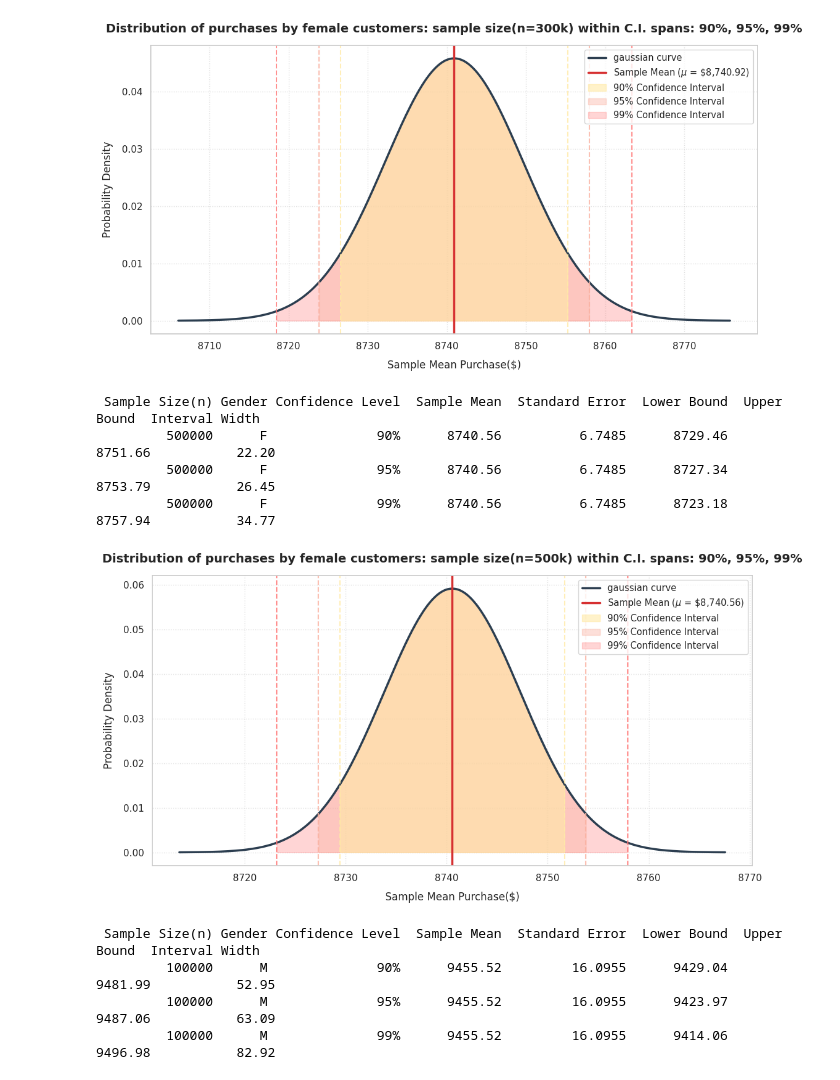
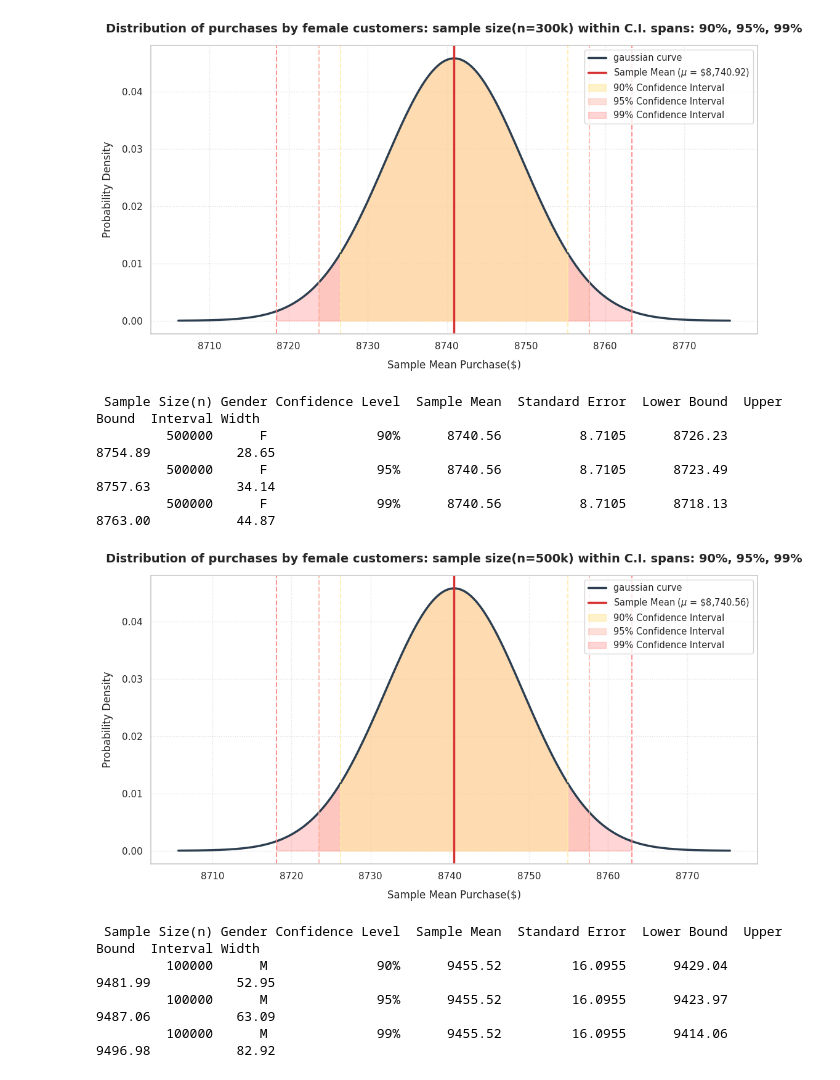
Before and after one commit to RichaGaharwar/Walmart---Confidence-Interval-CLT, a Jupyter notebook: Walmart_Confidence_Interval_&_CLT.ipynb, the cells around one changed output. Saved outputs shown, nothing was run; the diff lists cells and outputs as text; code cells hidden in the pictures.

```diff
--- a/Walmart_Confidence_Interval_&_CLT.ipynb
+++ b/Walmart_Confidence_Interval_&_CLT.ipynb
@@ -709,8 +709,8 @@ else:
     sample_mean = f_results['Sample Mean'].values[0]
     sem = f_results['Standard Error'].values[0]
 
-    x = np.linspace(sample_mean - 4 * sem, sample_mean + 4 * sem, 1000)
-    y = stats.norm.pdf(x, sample_mean, sem)
+    x = np.linspace(sample_mean - 4 * std_err, sample_mean + 4 * std_err, 1000)
+    y = stats.norm.pdf(x, sample_mean, std_err)
 
     ax.plot(x, y, color='#2c3e50', lw=2.5, label = 'gaussian curve')
 
@@ -720,12 +720,12 @@ else:
 
     for cl, color, alpha in zip(intervals, colors, alphas):
         z_critical = stats.norm.ppf((1 + cl) / 2)
-        moe = z_critical * sem
+        moe = z_critical * std_err
         lower = sample_mean - moe
         upper = sample_mean + moe
 
         x_fill = np.linspace(lower, upper, 500)
-        y_fill = stats.norm.pdf(x_fill, sample_mean, sem)
+        y_fill = stats.norm.pdf(x_fill, sample_mean, std_err)
 
         ax.fill_between(x_fill, y_fill, color=color, alpha=alpha,
                         label=f'{int(cl*100)}% Confidence Interval')
@@ -765,12 +765,12 @@ for n in sample_sizes:
 
         sample_mean = sample.mean()
         sample_std = sample.std()
-        sem = sample_std / np.sqrt(n)
+        std_err = sample_std / np.sqrt(n)
 
         for cl in confidence_levels:
 
             z_critical = stats.norm.ppf((1 + cl) / 2)
-            margin_of_error = z_critical * sem
+            margin_of_error = z_critical * std_err
 
             lower_bound = sample_mean - margin_of_error
             upper_bound = sample_mean + margin_of_error
@@ -781,7 +781,7 @@ for n in sample_sizes:
                 'Gender': gender,
                 'Confidence Level': f"{int(cl*100)}%",
                 'Sample Mean': round(sample_mean, 2),
-                'Standard Error': round(sem, 4),
+                'Standard Error': round(std_err, 4),
                 'Lower Bound': round(lower_bound, 2),
                 'Upper Bound': round(upper_bound, 2),
                 'Interval Width': round(interval_width, 2)
@@ -811,8 +811,8 @@ else:
     sample_mean = f_results['Sample Mean'].values[0]
     sem = f_results['Standard Error'].values[0]
 
-    x = np.linspace(sample_mean - 4 * sem, sample_mean + 4 * sem, 1000)
-    y = stats.norm.pdf(x, sample_mean, sem)
+    x = np.linspace(sample_mean - 4 * std_err, sample_mean + 4 * std_err, 1000)
+    y = stats.norm.pdf(x, sample_mean, std_err)
 
     ax.plot(x, y, color='#2c3e50', lw=2.5, label = 'gaussian curve')
 
@@ -822,12 +822,12 @@ else:
 
     for cl, color, alpha in zip(intervals, colors, alphas):
         z_critical = stats.norm.ppf((1 + cl) / 2)
-        moe = z_critical * sem
+        moe = z_critical * std_err
         lower = sample_mean - moe
         upper = sample_mean + moe
 
         x_fill = np.linspace(lower, upper, 500)
-        y_fill = stats.norm.pdf(x_fill, sample_mean, sem)
+        y_fill = stats.norm.pdf(x_fill, sample_mean, std_err)
 
         ax.fill_between(x_fill, y_fill, color=color, alpha=alpha,
                         label=f'{int(cl*100)}% Confidence Interval')
@@ -867,12 +867,12 @@ for n in sample_sizes:
 
         sample_mean = sample.mean()
         sample_std = sample.std()
-        sem = sample_std / np.sqrt(n)
+        sts_err = sample_std / np.sqrt(n)
 
         for cl in confidence_levels:
 
             z_critical = stats.norm.ppf((1 + cl) / 2)
-            margin_of_error = z_critical * sem
+            margin_of_error = z_critical * std_err
 
             lower_bound = sample_mean - margin_of_error
             upper_bound = sample_mean + margin_of_error
@@ -893,9 +893,9 @@ df_results = pd.DataFrame(results)
 print(df_results.to_string(index=False))
 # %% [output]
  Sample Size(n) Gender Confidence Level  Sample Mean  Standard Error  Lower Bound  Upper Bound  Interval Width
-         500000      F              90%      8740.56          6.7485      8729.46      8751.66           22.20
-         500000      F              95%      8740.56          6.7485      8727.34      8753.79           26.45
-         500000      F              99%      8740.56          6.7485      8723.18      8757.94           34.77
+         500000      F              90%      8740.56          8.7105      8726.23      8754.89           28.65
+         500000      F              95%      8740.56          8.7105      8723.49      8757.63           34.14
+         500000      F              99%      8740.56          8.7105      8718.13      8763.00           44.87
 # %%
 import matplotlib.pyplot as plt
 import seaborn as sns
@@ -911,10 +911,10 @@ if f_results.empty:
     print(f"No data found for Sample Size(n) = {sample_size_to_plot} and Gender = 'F'. Please choose an available sample size.")
 else:
     sample_mean = f_results['Sample Mean'].values[0]
-    sem = f_results['Standard Error'].values[0]
+    std_err = f_results['Standard Error'].values[0]
 
-    x = np.linspace(sample_mean - 4 * sem, sample_mean + 4 * sem, 1000)
-    y = stats.norm.pdf(x, sample_mean, sem)
+    x = np.linspace(sample_mean - 4 * std_err, sample_mean + 4 * std_err, 1000)
+    y = stats.norm.pdf(x, sample_mean, std_err)
 
     ax.plot(x, y, color='#2c3e50', lw=2.5, label = 'gaussian curve')
 
@@ -924,37 +924,37 @@ else:
 
     for cl, color, alpha in zip(intervals, colors, alphas):
         z_critical = stats.norm.ppf((1 + cl) / 2)
-        moe = z_critical * sem
+        moe = z_critical * std_err
         lower = sample_mean - moe
         upper = sample_mean + moe
 
         x_fill = np.linspace(lower, upper, 500)
-        y_fill = stats.norm.pdf(x_fill, sample_mean, sem)
+        y_fill = stats.norm.pdf(x_fill, sample_mean, std_err)
 
         ax.fill_between(x_fill, y_fill, color=color, alpha=alpha,
                         label=f'{int(cl*100)}% Confidence Interval')
 
         ax.axvline(lower, color=color, linestyle='--', lw=1.5, alpha=0.8)
         ax.axvline(upper, color=color, linestyle='--', lw=1.5, alpha=0.8)
 
     ax.axvline(sample_mean, color='#d63031', linestyle='-', lw=2.5,
                label=fr'Sample Mean ($\mu$ = \${sample_mean:,.2f})')
 
     ax.set_title(f'Distribution of purchases by female customers: sample size(n={sample_size_to_plot/1000:.0f}k) within C.I. spans: 90%, 95%, 99%',
                  fontsize=14, fontweight='bold', pad=15)
     ax.set_xlabel('Sample Mean Purchase($)', fontsize=12, labelpad=10)
     ax.set_ylabel('Probability Density', fontsize=12, labelpad=10)
     ax.grid(True, linestyle=':', alpha=0.6)
 
     handles, labels = ax.get_legend_handles_labels()
     ordered_indices = [0, 4, 3, 2, 1]
     ax.legend([handles[i] for i in ordered_indices], [labels[i] for i in ordered_indices],
               loc='upper right', fontsize=10.5, frameon=True, facecolor='white')
 
     plt.tight_layout()
     plt.show()
 # %% [output]
-[figure, old version]
+[figure, new version]
 # %%
 import scipy.stats as stats
 sample_sizes = [100000]
```
Also changed, not shown: parts of 8 cells of this notebook.
